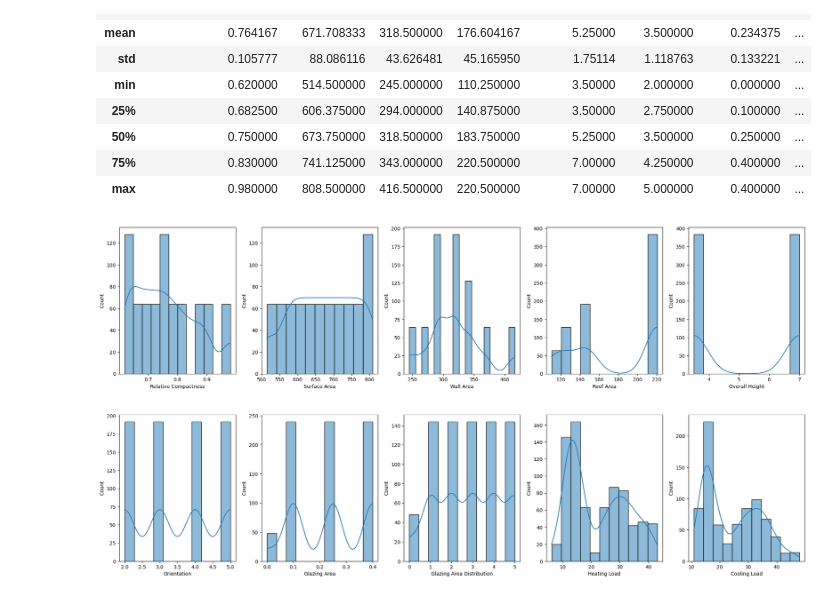
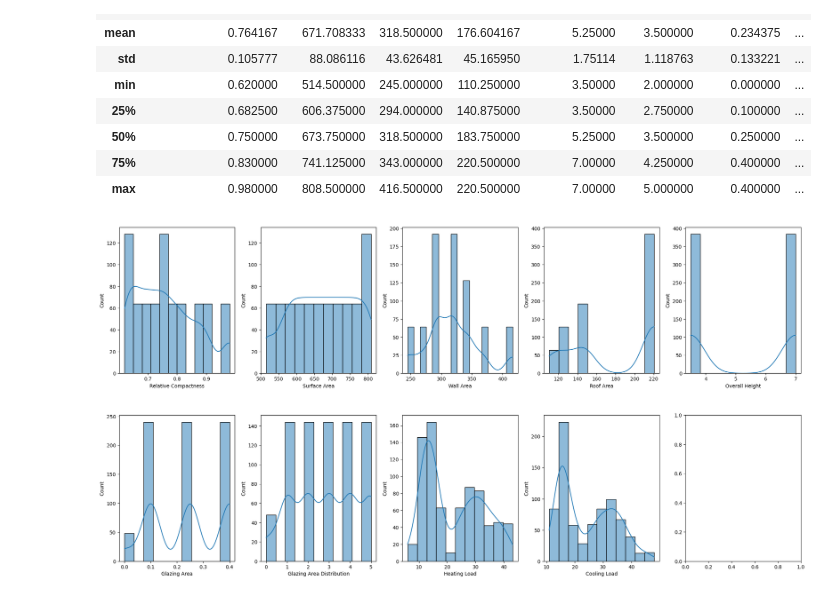
Before and after one commit to Harsha-Pulagam/Energy_Efficiency, a Jupyter notebook: notebooks/eda.ipynb, the cells around one changed output. Saved outputs shown, nothing was run; the diff lists cells and outputs as text; code cells hidden in the pictures.

```diff
--- a/notebooks/eda.ipynb
+++ b/notebooks/eda.ipynb
@@ -147,14 +147,19 @@ df.describe()
 | 50% | 0.750000 | 673.750000 | 318.500000 | 183.750000 | 5.25000 | 3.500000 | 0.250000 | ... |
 | 75% | 0.830000 | 741.125000 | 343.000000 | 220.500000 | 7.00000 | 4.250000 | 0.400000 | ... |
 | max | 0.980000 | 808.500000 | 416.500000 | 220.500000 | 7.00000 | 5.000000 | 0.400000 | ... |
+# %%
+# separating categorical and numerical variables
+
+numerical_col = df.drop(labels="Orientation", axis=1)
+categorical_col = df['Orientation']
 # %%
 
 fig, axs = plt.subplots(ncols=5, nrows=2, figsize=(20, 10))
 index = 0
 axs = axs.flatten()
-for k,v in df.items():
+for k,v in numerical_col.items():
     sns.histplot(v, ax=axs[index], kde=True)
     index += 1
 plt.tight_layout(pad=0.4, w_pad=0.5, h_pad=5.0)
 # %% [output]
-[figure, old version]
+[figure, new version]
```
Also changed, not shown: parts of 12 cells of this notebook.
